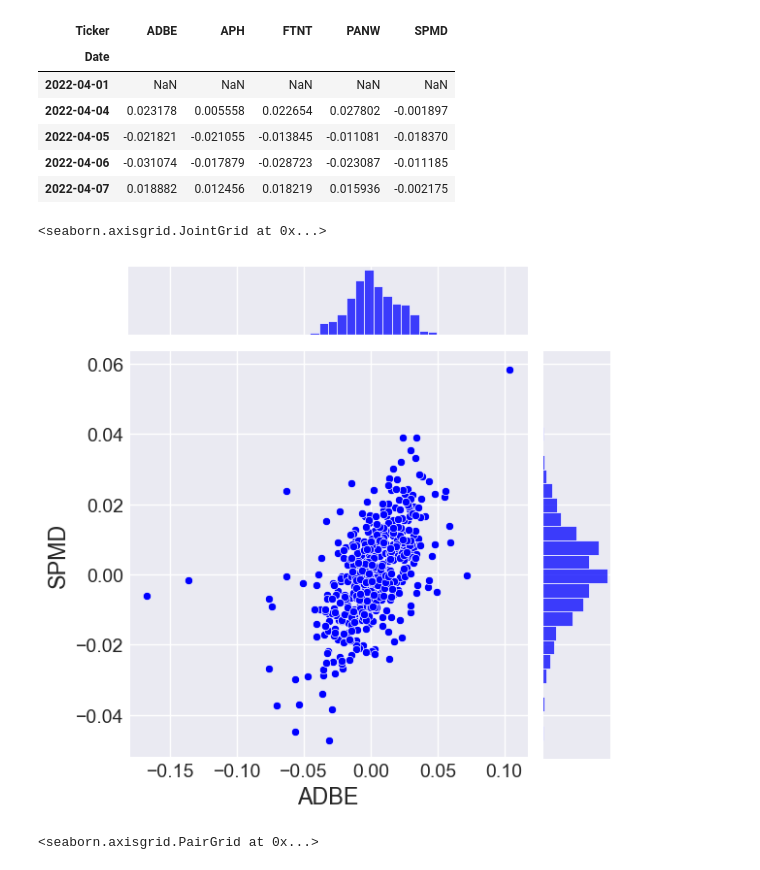
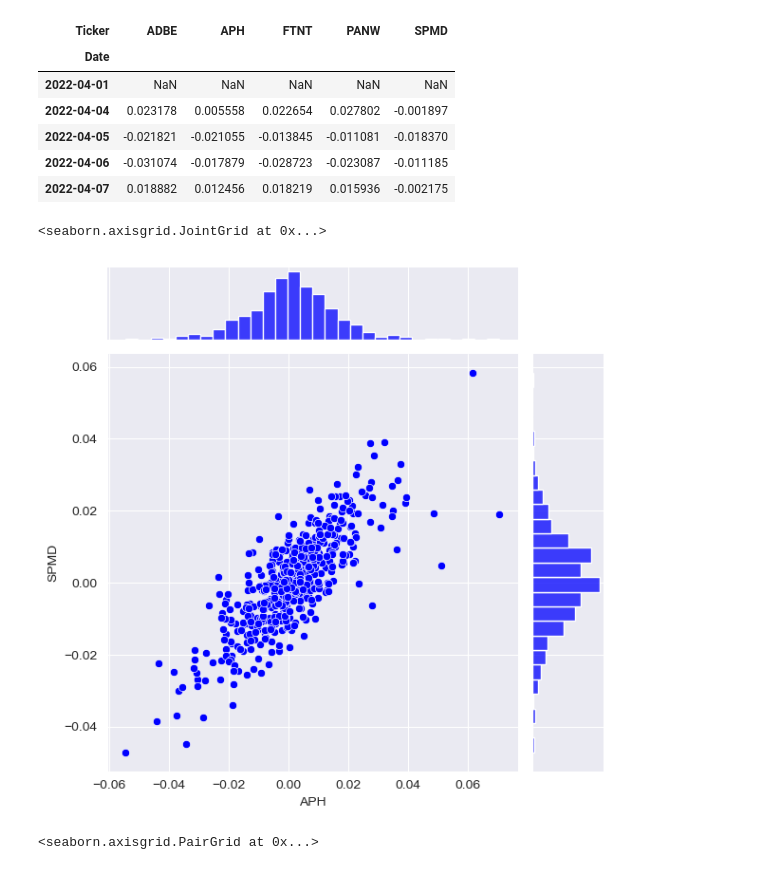
Before and after one commit to gpann13/Stat-4188-Final, a Jupyter notebook: Tech_Stock_Analysis.ipynb, the cells around one changed output. Drawn from its saved outputs; the diff is of its cells as text; code cells hidden in the pictures.

```diff
--- a/Tech_Stock_Analysis.ipynb
+++ b/Tech_Stock_Analysis.ipynb
@@ -197,10 +197,10 @@ tech_rets.head()
 | 2022-04-07 | 0.018882 | 0.012456 | 0.018219 | 0.015936 | -0.002175 |
 # %%
 # Comparing daily returns of the tech stocks to SPMD
-sns.jointplot(x='ADBE', y='SPMD', data=tech_rets, kind='scatter', color='blue')
+sns.jointplot(x='APH', y='SPMD', data=tech_rets, kind='scatter', color='blue')
 # %% [output]
 <seaborn.axisgrid.JointGrid at 0x...>
-[figure, old version]
+[figure, new version]
 # %%
 sns.pairplot(tech_rets, kind='reg')
 # %% [output]
```
Also changed, not shown: parts of 6 cells of this notebook, 2 other files.
